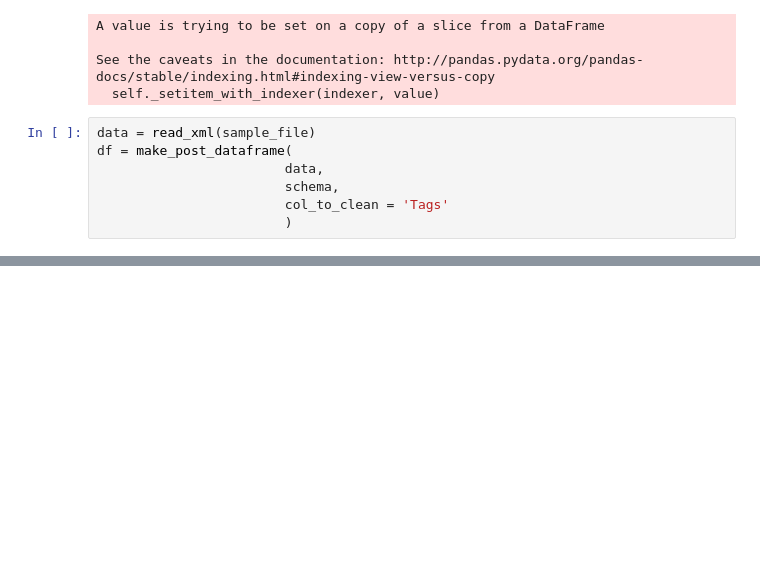
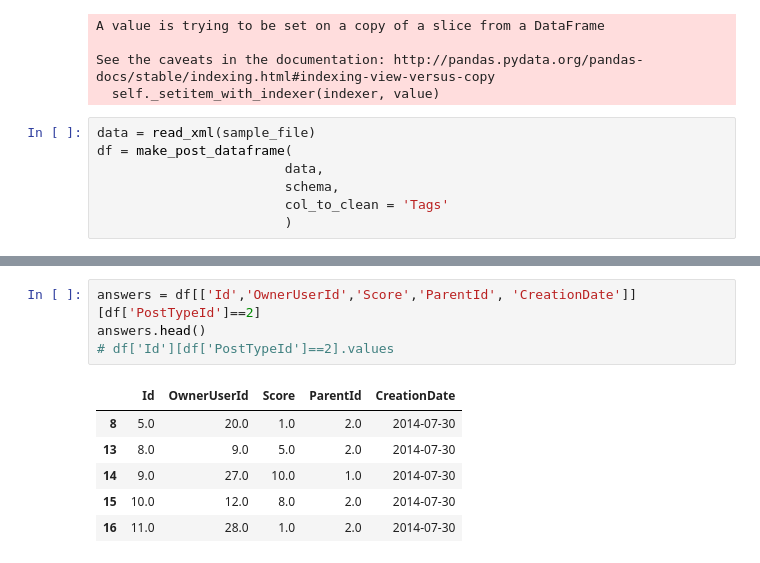
Before and after one commit to Denton044/StackExchange-Analysis, a Jupyter notebook: EDA.ipynb, the cells around one changed output, grey strips where cells are left out. Drawn from its saved outputs; the diff is of its cells as text; blank space fills up the shorter version.

```diff
--- a/EDA.ipynb
+++ b/EDA.ipynb
@@ -318,0 +79,11 @@ EDA_tagged.head()
+# %%
+answers = df[['Id','OwnerUserId','Score','ParentId', 'CreationDate']][df['PostTypeId']==2]
+answers.head()
+# df['Id'][df['PostTypeId']==2].values
+# %% [output]
+|  | Id | OwnerUserId | Score | ParentId | CreationDate |
+| 8 | 5.0 | 20.0 | 1.0 | 2.0 | 2014-07-30 |
+| 13 | 8.0 | 9.0 | 5.0 | 2.0 | 2014-07-30 |
+| 14 | 9.0 | 27.0 | 10.0 | 1.0 | 2014-07-30 |
+| 15 | 10.0 | 12.0 | 8.0 | 2.0 | 2014-07-30 |
+| 16 | 11.0 | 28.0 | 1.0 | 2.0 | 2014-07-30 |
```
Also changed, not shown: parts of 59 cells of this notebook.
